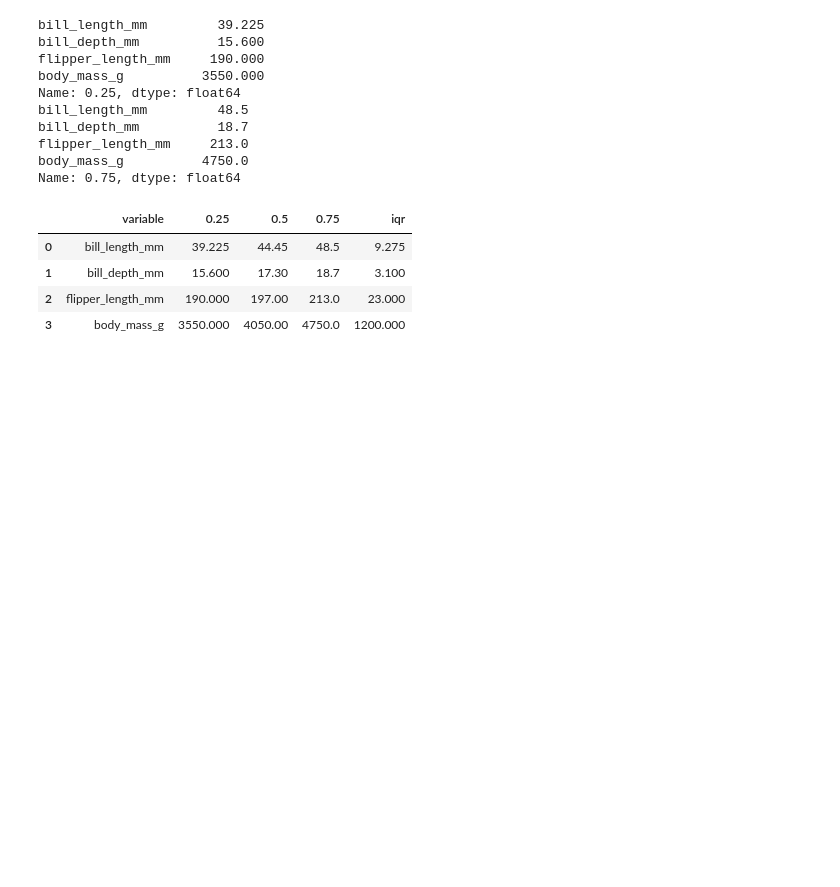
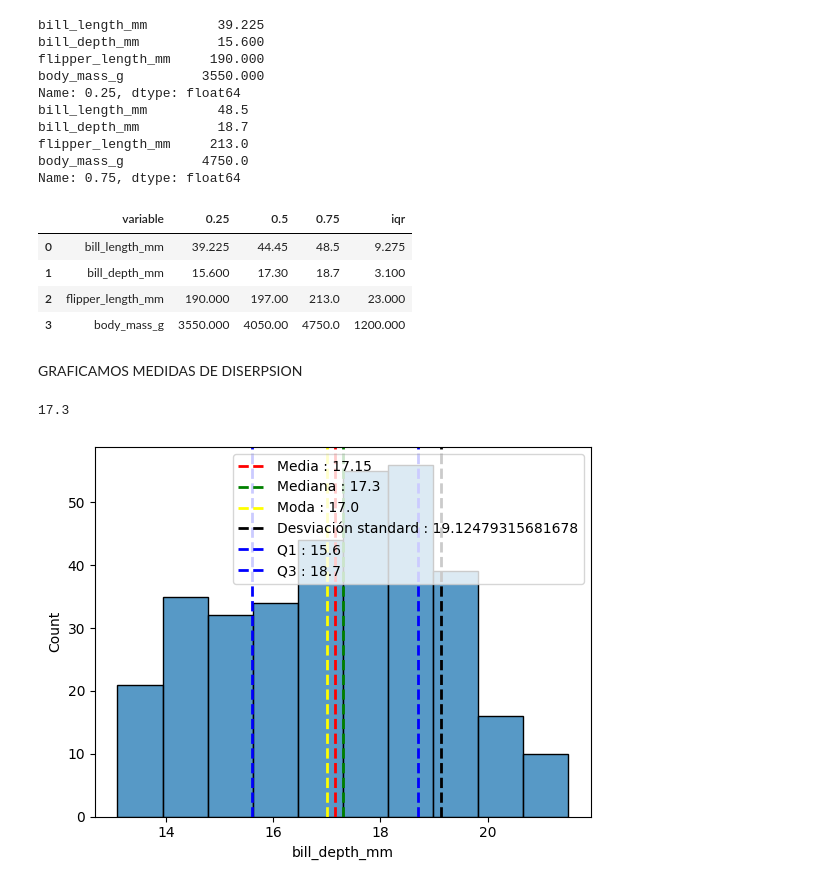
Before and after one commit to cesarmayta/BOOTCAMP_DSG1, a Jupyter notebook: dia2/05_medidas_dispersion.ipynb, the cells around one changed output. Cells and saved outputs as stored; diff of their text form; code cells hidden in the pictures; blank space fills up the shorter version.

Commit message:
medidas dispersion grafico

```diff
--- a/dia2/05_medidas_dispersion.ipynb
+++ b/dia2/05_medidas_dispersion.ipynb
@@ -129,3 +129,74 @@ Name: 0.75, dtype: float64
 | 1 | bill_depth_mm | 15.600 | 17.30 | 18.7 | 3.100 |
 | 2 | flipper_length_mm | 190.000 | 197.00 | 213.0 | 23.000 |
 | 3 | body_mass_g | 3550.000 | 4050.00 | 4750.0 | 1200.000 |
+# %% [markdown]
+GRAFICAMOS MEDIDAS DE DISERPSION
+# %%
+penguins_df.bill_depth_mm.std()
+penguins_df.bill_depth_mm.quantile(0.50)
+# %% [output]
+17.3
+# %%
+sns.histplot(
+    data=penguins_df,
+    x='bill_depth_mm'
+)
+
+bill_depth_mean = round(penguins_df.bill_depth_mm.mean(),2)
+bill_depth_median = penguins_df.bill_depth_mm.median()
+bill_depth_mode = penguins_df.bill_depth_mm.mode()[0]
+bill_depth_std = bill_depth_mean + penguins_df.bill_depth_mm.std()
+bill_depth_q1 = penguins_df.bill_depth_mm.quantile(0.25)
+bill_depth_q3 = penguins_df.bill_depth_mm.quantile(0.75)
+
+#GRAFICAMOS LA MEDIA
+plt.axvline(
+    x=bill_depth_mean,
+    color='red',
+    linestyle='dashed',
+    label=f'Media : {bill_depth_mean}',
+    linewidth=2
+)
+plt.axvline(
+    x=bill_depth_median,
+    color='green',
+    linestyle='dashed',
+    label=f'Mediana : {bill_depth_median}',
+    linewidth=2
+)
+plt.axvline(
+    x=bill_depth_mode,
+    color='yellow',
+    linestyle='dashed',
+    label=f'Moda : {bill_depth_mode}',
+    linewidth=2
+)
+#std
+plt.axvline(
+    x=bill_depth_std,
+    color='black',
+    linestyle='dashed',
+    label=f'Desviación standard : {bill_depth_std}',
+    linewidth=2
+)
+#q1
+plt.axvline(
+    x=bill_depth_q1,
+    color='blue',
+    linestyle='dashed',
+    label=f'Q1 : {bill_depth_q1}',
+    linewidth=2
+)
+#q3
+plt.axvline(
+    x=bill_depth_q3,
+    color='blue',
+    linestyle='dashed',
+    label=f'Q3 : {bill_depth_q3}',
+    linewidth=2
+)
+
+plt.legend()
+plt.show()
+# %% [output]
+[figure, added]
```
Also changed, not shown: parts of 2 cells of this notebook.
